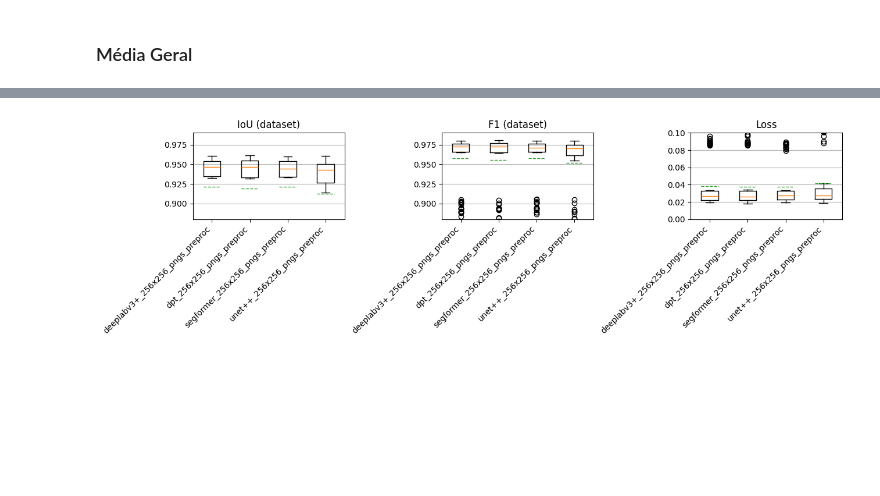
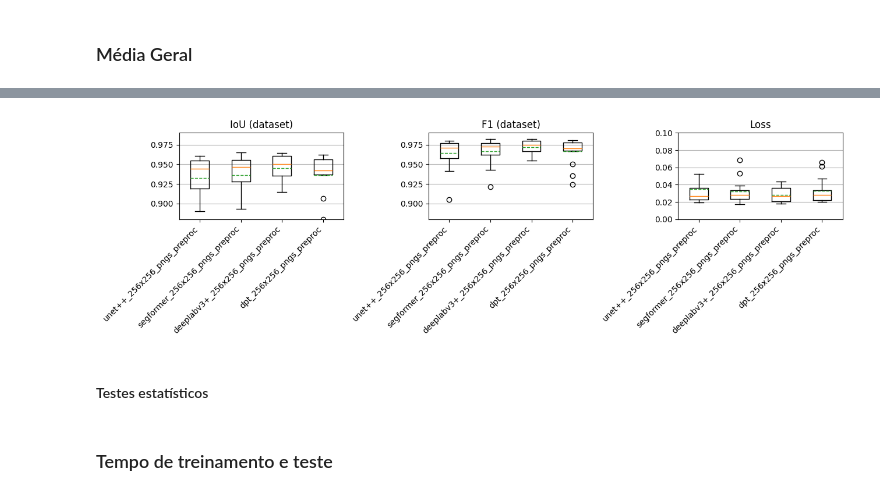
Before and after one commit to ermeson-alves/meu_tcc, a Jupyter notebook: notebooks/3- Agregação dos Resultados.ipynb, the cells around one changed output, grey strips where cells are left out. Cells and saved outputs as stored; diff of their text form; code cells hidden in the pictures; blank space fills up the shorter version.

```diff
--- a/notebooks/3- Agregação dos Resultados.ipynb
+++ b/notebooks/3- Agregação dos Resultados.ipynb
@@ -115,8 +115,8 @@ shape: (300, 12)
 # %%
 # treino
 geral_mean_df = (
-    df_train.group_by('model')
-    .agg([pl.col(c).mean() for c in df_train.columns if 'epoch' in c])
+    df_test.group_by('model')
+    .agg([pl.col(c).mean() for c in df_test.columns if 'epoch' in c])
 )
 # %%
 geral_mean_df
@@ -156,0 +159,28 @@ plt.show()
+# %%
+# treino
+geral_median_df = (
+    df_test.group_by('model')
+    .agg([pl.col(c).median() for c in df_test.columns if 'epoch' in c])
+)
+
+
+metrics = {
+    "IoU (dataset)": "epoch_test_dataset_iou",
+    "F1 (dataset)": "epoch_test_dataset_f1",
+    "Loss": "epoch_avg_loss_test",
+}
+
+fig, axs = plt.subplots(1, 3, figsize=(15, 4))
+
+for ax, (title, col) in zip(axs, metrics.items()):
+    ax.set_ylim(0.90, 0.98)
+    if title=='Loss':
+        ax.set_ylim(0, 0.05)
+
+    ax.bar(geral_median_df["model"], geral_median_df[col])
+    ax.set_title(title)
+    ax.set_xticklabels(geral_median_df["model"], rotation=45, ha="right")
+    ax.grid(True, axis="y")
+
+plt.tight_layout()
+plt.show()
@@ -159,38 +191,42 @@ import matplotlib.pyplot as plt
 import polars as pl
 
 metrics = {
-    "IoU (dataset)": "epoch_train_dataset_iou",
-    "F1 (dataset)": "epoch_train_dataset_f1",
-    "Loss": "epoch_avg_loss_train",
+    "IoU (dataset)": "epoch_test_dataset_iou",
+    "F1 (dataset)": "epoch_test_dataset_f1",
+    "Loss": "epoch_avg_loss_test",
 }
 
-models = df_train["model"].unique().to_list()
+models = df_test["model"].unique().to_list()
 
 fig, axs = plt.subplots(1, 3, figsize=(13, 4), dpi=100)
 
 for ax, (title, col) in zip(axs, metrics.items()):
     data = [
-        df_train.filter(pl.col("model") == m)[col].to_numpy()
+        df_test.filter(pl.col("model") == m)[col].to_numpy()
         for m in models
     ]
 
     ax.boxplot(
         data,
         showmeans=True,
         meanline=True
     )
 
     ax.set_title(title)
     ax.set_xticks(range(1, len(models) + 1))
     ax.set_xticklabels(models, rotation=45, ha="right")
     ax.grid(True, axis="y")
 
     if title == "Loss":
         ax.set_ylim(0, 0.10)
     else:
         ax.set_ylim(0.88, 0.99)
 
 plt.tight_layout()
 plt.show()
 # %% [output]
-[figure, old version]
+[figure, new version]
+# %% [markdown]
+#### Testes estatísticos
+# %% [markdown]
+### Tempo de treinamento e teste
```
Also changed, not shown: parts of 5 cells of this notebook, 2 other files.
